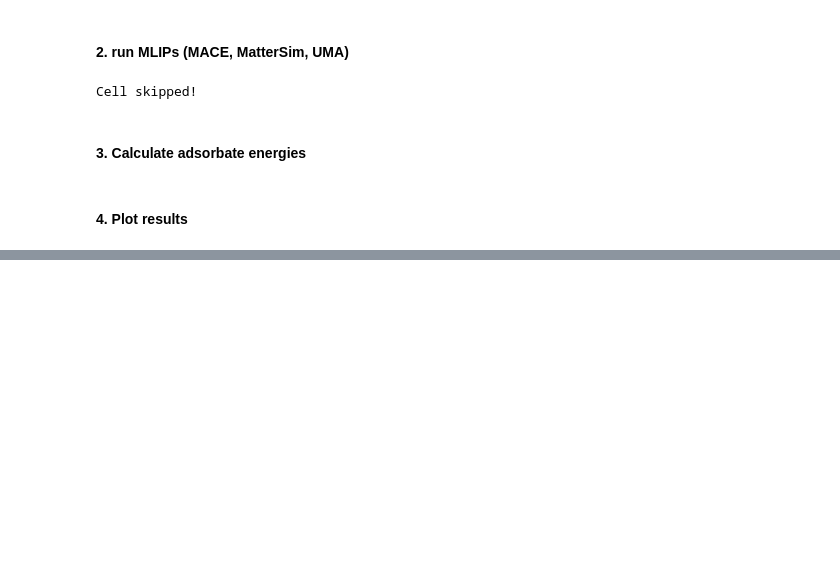
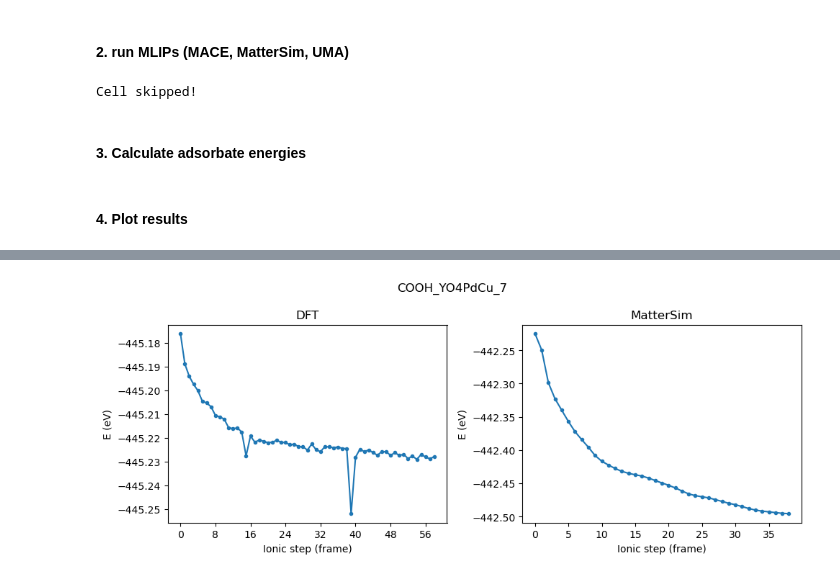
Before and after one commit to zbschwab/mlip-dft-relaxed-comparison, a Jupyter notebook: mlips-relaxed-dft-benchmark.ipynb, the cells around one changed output, grey strips where cells are left out. Drawn from its saved outputs; the diff is of its cells as text; code cells hidden in the pictures; blank space fills up the shorter version.

```diff
--- a/mlips-relaxed-dft-benchmark.ipynb
+++ b/mlips-relaxed-dft-benchmark.ipynb
@@ -211,0 +318,27 @@ plt.show()
+# %%
+def plot_run_comparison(run_id, model_name):
+    dft_frames  = [f for f in iread(f"dft-trajectories/{run_id}_dft.xyz")]
+    mlip_frames = [f for f in iread(f"mlip-trajectories/{model_name}/{run_id}_{model_name.lower()}.traj")]
+
+    dft_energies_traj  = [f.get_potential_energy() for f in dft_frames]
+    mlip_energies_traj = [f.get_potential_energy() for f in mlip_frames]
+
+    fig, axes = plt.subplots(1, 2, figsize=(10, 4))
+
+    for ax, energies, label in zip(axes, [dft_energies_traj, mlip_energies_traj], ["DFT", model_name]):
+        ax.plot(energies, marker='o', markersize=3)
+        ax.set_title(label)
+        ax.set_xlabel("Ionic step (frame)")
+        ax.set_ylabel("E (eV)")
+        ax.xaxis.set_major_locator(plt.MaxNLocator(integer=True))
+        # ax.set_xlim(0, len(energies) - 1)
+        # ax.grid(True, linestyle='--', alpha=0.5)
+
+    fig.suptitle(run_id)
+    plt.tight_layout()
+    plt.show()
+
+# use: enter run_id, model_name
+plot_run_comparison("COOH_YO4PdCu_7", "MatterSim")
+# %% [output]
+[figure, added]
```
Also changed, not shown: parts of 7 cells of this notebook.
